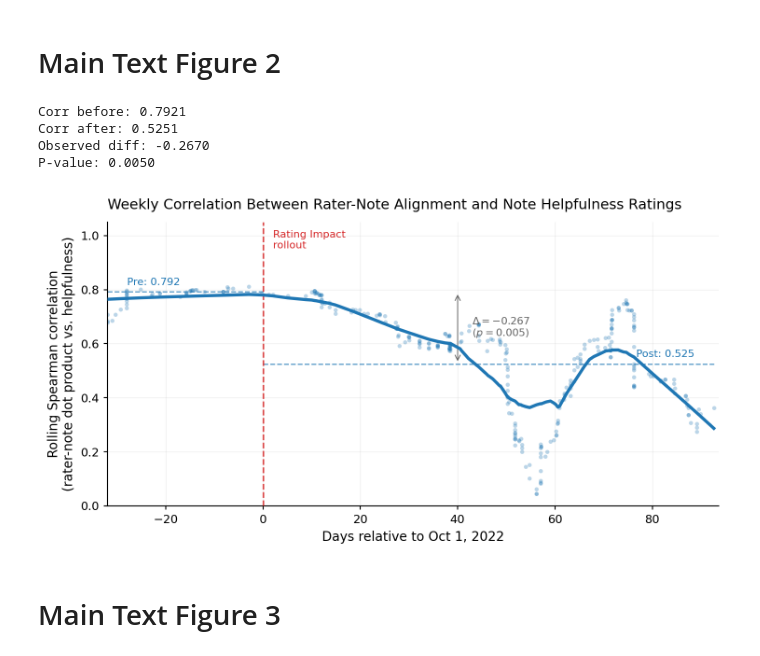
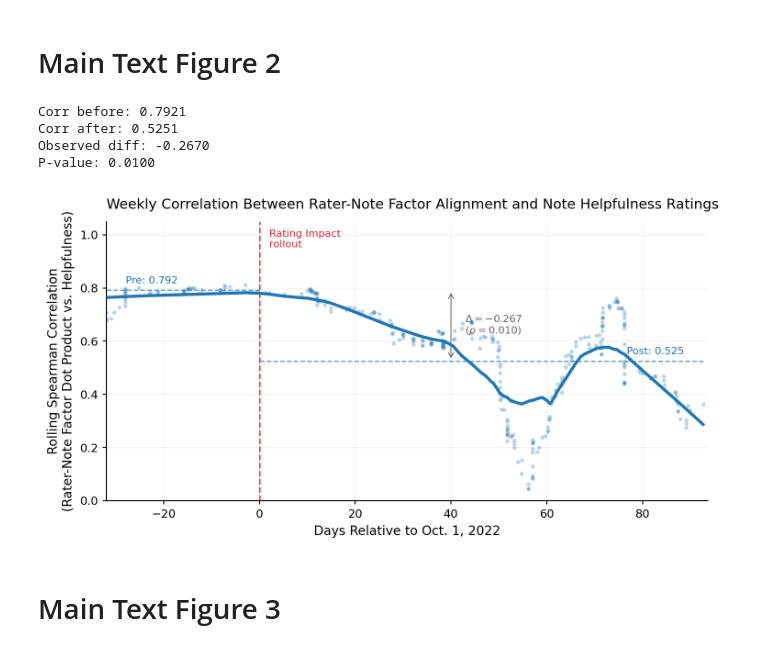
Before and after one commit to karihug/commnotes-analysis, a Jupyter notebook: analysis/main_text_analysis.ipynb, the cells around one changed output. Drawn from its saved outputs; the diff is of its cells as text; code cells hidden in the pictures.

```diff
--- a/analysis/main_text_analysis.ipynb
+++ b/analysis/main_text_analysis.ipynb
@@ -304,38 +319,38 @@ arrow_x = min(40, valid["days_rel"].max() - 5)
 ax.annotate(
     "",
     xy=(arrow_x, post_mean),
     xytext=(arrow_x, pre_mean),
     arrowprops=dict(arrowstyle="<->", color=_C_ZERO, linewidth=0.7),
 )
 ax.text(
     arrow_x + 3,
     (pre_mean + post_mean) / 2,
     f"$\\Delta = {delta:.3f}$\n$(p = {p_value:.3f})$",
     color=_C_ZERO,
     fontsize=_FONT_ANNOT,
     ha="left",
     va="center",
 )
 
 ax.text(2, 1.02, "Rating Impact\nrollout", color=_C_EVENT, fontsize=_FONT_ANNOT, va="top")
 ax.set_xlim(valid["days_rel"].min(), valid["days_rel"].max() + 1)
 ax.set_ylim(0, 1.05)
 
 _setup_ax(ax)
 _finalize(
     fig,
     ax,
-    xlabel="Days relative to Oct 1, 2022",
-    ylabel="Rolling Spearman correlation\n(rater-note dot product vs. helpfulness)",
-    title="Weekly Correlation Between Rater-Note Alignment and Note Helpfulness Ratings",
+    xlabel="Days Relative to Oct. 1, 2022",
+    ylabel="Rolling Spearman Correlation\n(Rater-Note Factor Dot Product vs. Helpfulness)",
+    title="Weekly Correlation Between Rater-Note Factor Alignment and Note Helpfulness Ratings",
     save_path="/accounts/projects/jchayes/commnotes/commnotes-analysis/figures/main/spearman-correlation-visualization.png",
 )
 # %% [output]
 Corr before: 0.7921
 Corr after: 0.5251
 Observed diff: -0.2670
-P-value: 0.0050
+P-value: 0.0100
-[figure, old version]
+[figure, new version]
 # %% [markdown]
 # Main Text Figure 3
 # %%
```
Also changed, not shown: parts of 12 cells of this notebook, 3 other files.
